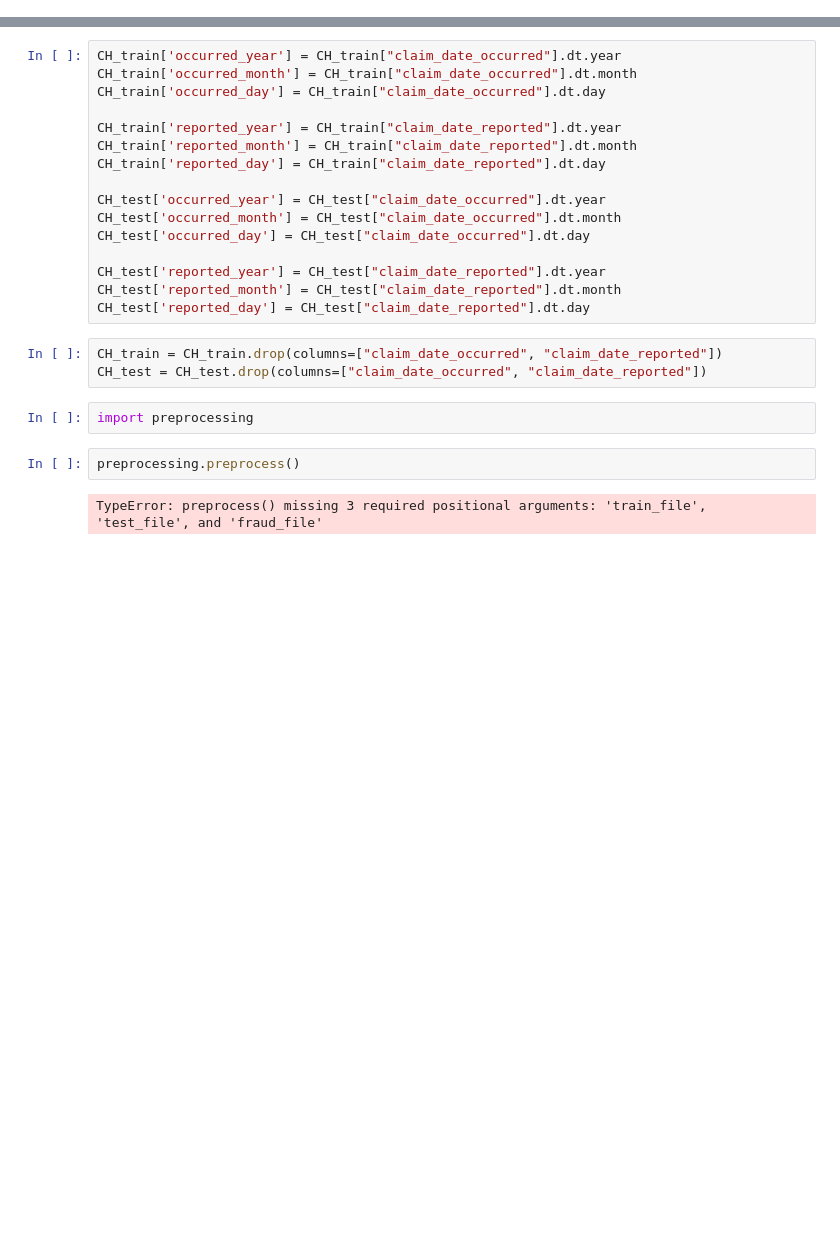
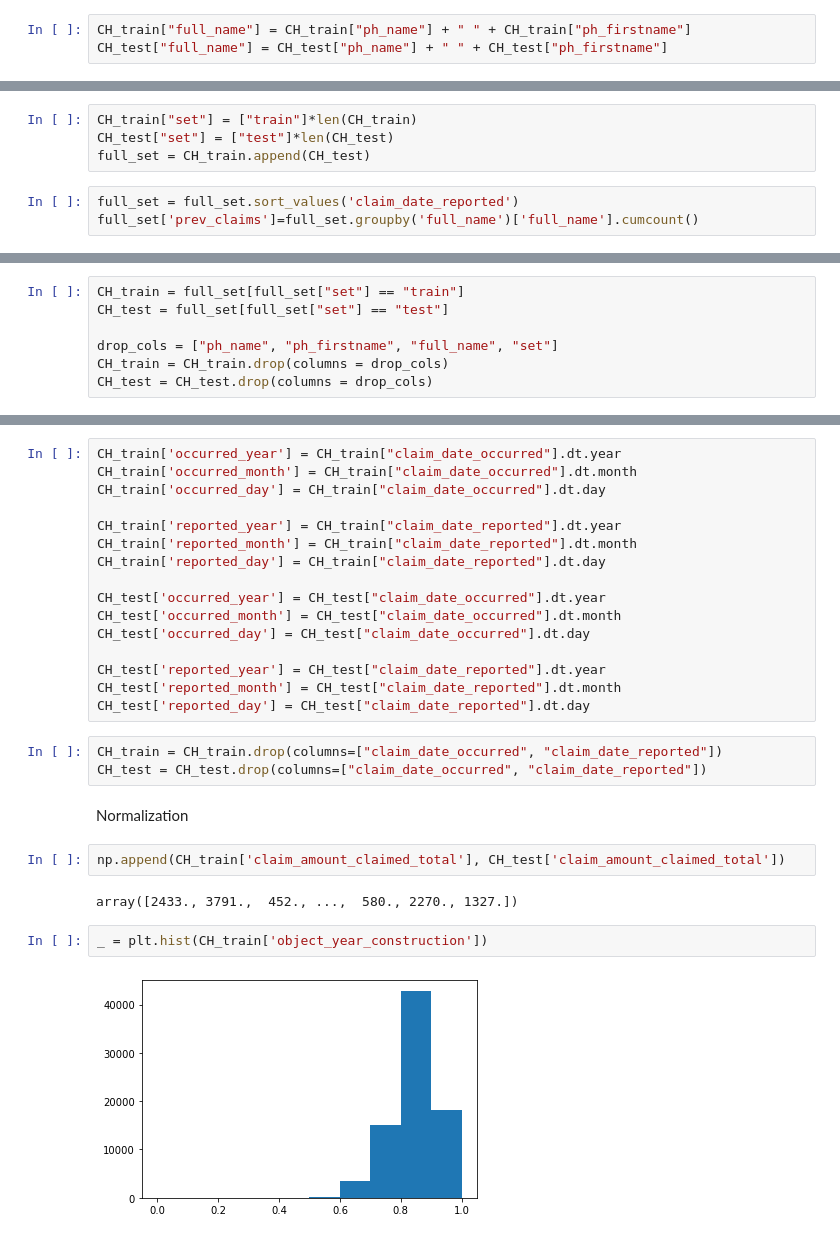
Before and after one commit to bellicapelli0/FRISS-technical-assignment, a Jupyter notebook: Data_Exploration.ipynb, the cells around one changed output, grey strips where cells are left out. Cells and saved outputs as stored; diff of their text form; blank space fills up the shorter version.

```diff
--- a/Data_Exploration.ipynb
+++ b/Data_Exploration.ipynb
@@ -188,0 +111,3 @@ CH_train.head()
+# %%
+CH_train["full_name"] = CH_train["ph_name"] + " " + CH_train["ph_firstname"]
+CH_test["full_name"] = CH_test["ph_name"] + " " + CH_test["ph_firstname"]
@@ -188,0 +122,7 @@ CH_train.head()
+# %%
+CH_train["set"] = ["train"]*len(CH_train)
+CH_test["set"] = ["test"]*len(CH_test)
+full_set = CH_train.append(CH_test)
+# %%
+full_set = full_set.sort_values('claim_date_reported')
+full_set['prev_claims']=full_set.groupby('full_name')['full_name'].cumcount()
@@ -189,3 +133,10 @@ CH_train.head()
+# %%
+CH_train = full_set[full_set["set"] == "train"]
+CH_test = full_set[full_set["set"] == "test"]
+
+drop_cols = ["ph_name", "ph_firstname", "full_name", "set"]
+CH_train = CH_train.drop(columns = drop_cols)
+CH_test = CH_test.drop(columns = drop_cols)
 # %% [markdown]
 I substitute categorical values with dummy columns
 # %%
@@ -238,9 +189,13 @@ CH_test['reported_day'] = CH_test["claim_date_reported"].dt.day
 # %%
 CH_train = CH_train.drop(columns=["claim_date_occurred", "claim_date_reported"])
 CH_test = CH_test.drop(columns=["claim_date_occurred", "claim_date_reported"])
-# %%
-import preprocessing
-# %%
-preprocessing.preprocess()
-# %% [output]
-TypeError: preprocess() missing 3 required positional arguments: 'train_file', 'test_file', and 'fraud_file'
+# %% [markdown]
+Normalization
+# %%
+np.append(CH_train['claim_amount_claimed_total'], CH_test['claim_amount_claimed_total'])
+# %% [output]
+array([2433., 3791.,  452., ...,  580., 2270., 1327.])
+# %%
+_ = plt.hist(CH_train['object_year_construction'])
+# %% [output]
+[figure, added]
```
Also changed, not shown: parts of 26 cells of this notebook, 3 other files.
